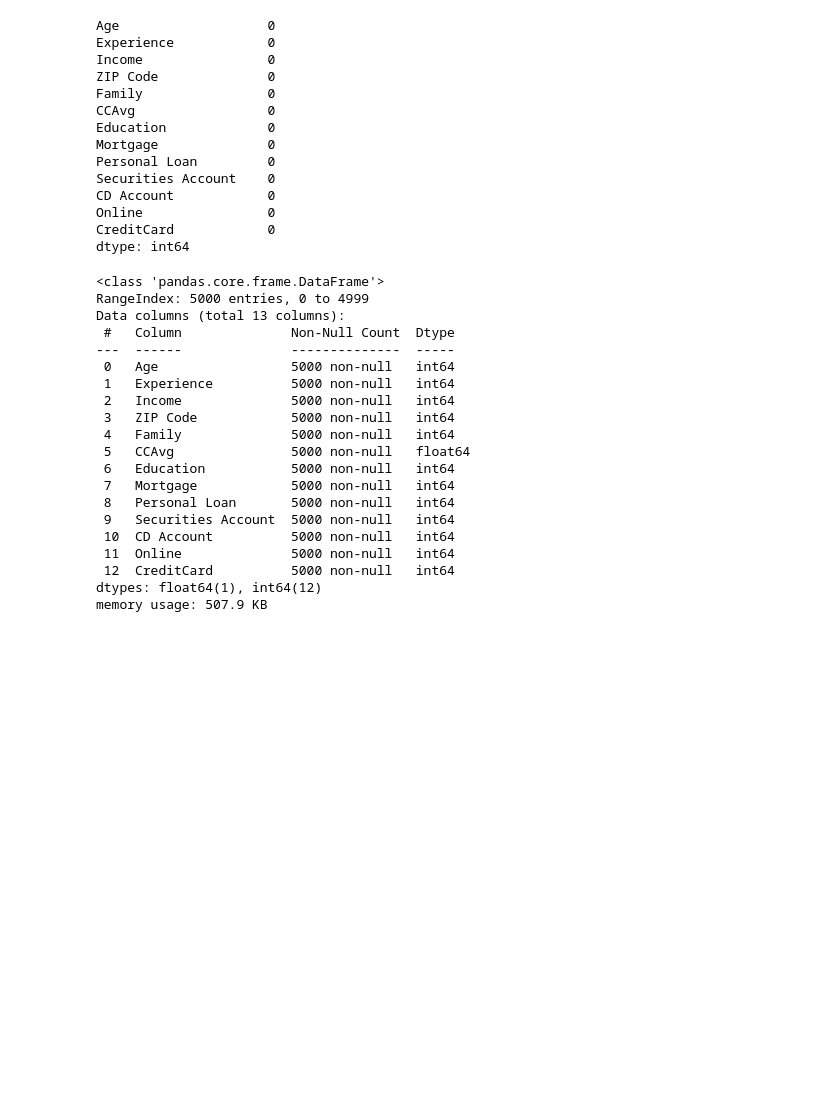
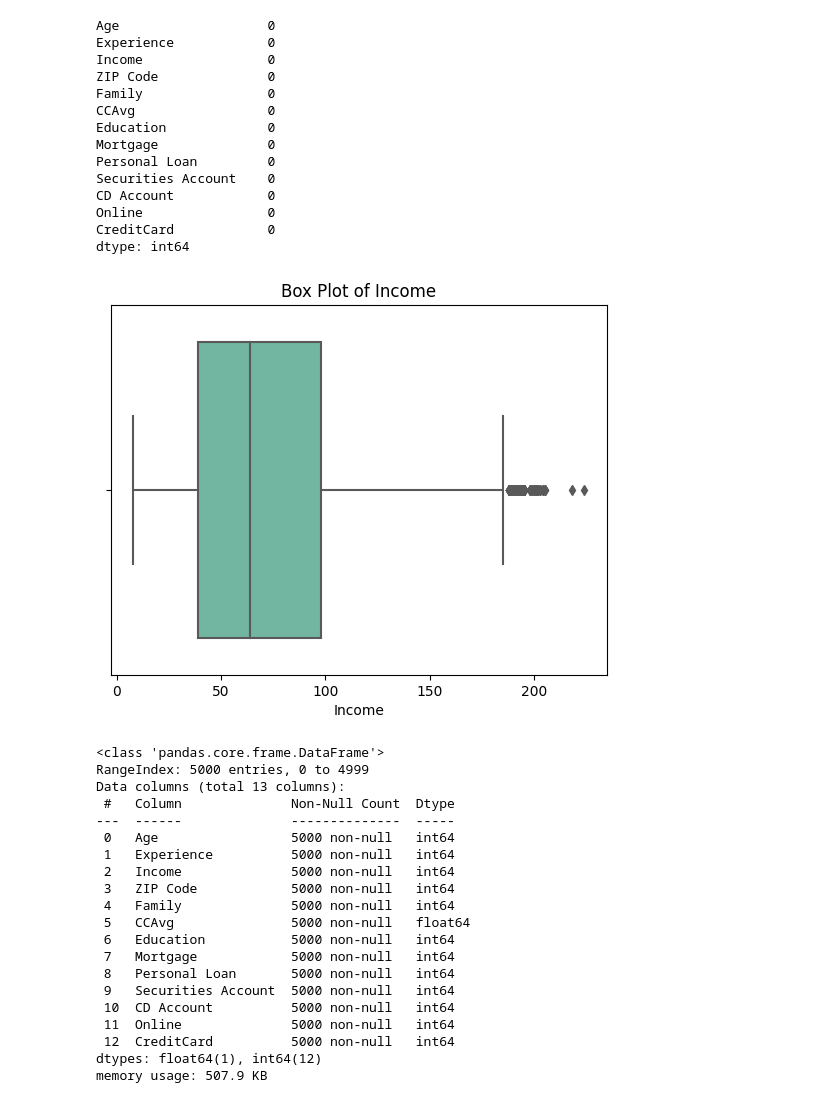
Before and after one commit to szm7/AML, a Jupyter notebook: DecisionTree.ipynb, the cells around one changed output. Cells and saved outputs as stored; diff of their text form; code cells hidden in the pictures; blank space fills up the shorter version.

```diff
--- a/DecisionTree.ipynb
+++ b/DecisionTree.ipynb
@@ -43,6 +43,12 @@ CD Account            0
 Online                0
 CreditCard            0
 dtype: int64
+# %%
+sns.boxplot(x='Income', data=data)
+plt.title('Box Plot of Income')
+plt.show()
+# %% [output]
+[figure, added]
 # %%
 data.info()
 # %% [output]
```
Also changed, not shown: parts of 3 cells of this notebook.
